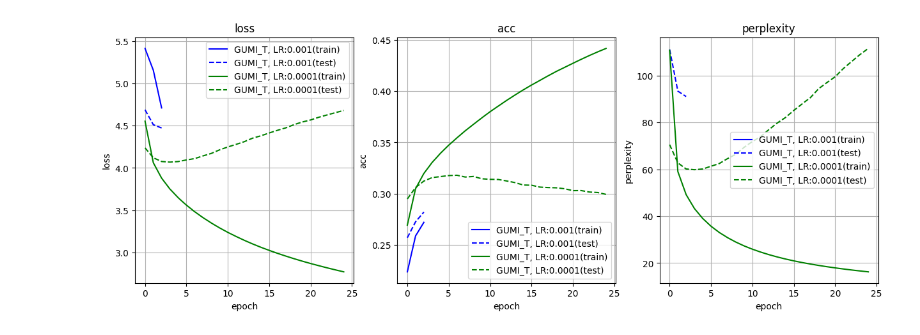
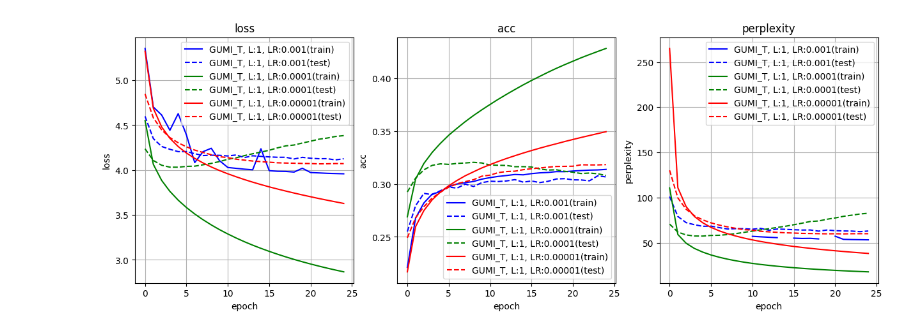
Before and after one commit to yryo1005/GUMI_T_Paper_programs, a Jupyter notebook: 000_evaluate.ipynb, the cells around one changed output. Cells and saved outputs as stored; diff of their text form; code cells hidden in the pictures.

```diff
--- a/000_evaluate.ipynb
+++ b/000_evaluate.ipynb
@@ -4,8 +4,9 @@ import matplotlib.pyplot as plt
 # %%
 # 項目名: 学習履歴
 history_dict = {
-    "GUMI_T, LR:0.001": "/home/user/workspace/GUMI_T_Paper/results/GUMI_T1/True_True_0.75_True_31_4_16_0.001_32_25_1024/train_history.json",
-    "GUMI_T, LR:0.0001": "/home/user/workspace/GUMI_T_Paper/results/GUMI_T1/True_True_0.75_True_31_4_16_0.0001_32_25_1024/train_history.json"
+    "GUMI_T, L:1, LR:0.001": "/home/user/workspace/GUMI_T_Paper/results/GUMI_T/True_True_0.75_True_31_4_16_1_8_0.001_32_25_1024/train_history.json",
+    "GUMI_T, L:1, LR:0.0001": "/home/user/workspace/GUMI_T_Paper/results/GUMI_T/True_True_0.75_True_31_4_16_1_8_0.0001_32_25_1024/train_history.json",
+    "GUMI_T, L:1, LR:0.00001": "/home/user/workspace/GUMI_T_Paper/results/GUMI_T/True_True_0.75_True_31_4_16_1_8_1e-05_32_25_1024/train_history.json"
 }
 
 def draw_result(history_dict, targets, is_test = True):
@@ -13,31 +14,31 @@ def draw_result(history_dict, targets, is_test = True):
         targets: 描画する項目名
         is_test: 検証データに対する損失，精度を描く場合True
     """
     colors = [
         'blue', 'green', 'red', 'cyan', 'magenta', 'yellow', 'black', 'white',
         'orange', 'purple', 'brown', 'pink', 'gray', 'olive', 'teal', 'navy'
     ]
 
     result_dict = dict()
     for K, V in history_dict.items():
         with open(V, "r") as f:
             result = json.load(f)
         result_dict[K] = result
 
     fig = plt.figure(figsize = (5 * len(targets), 5))
 
     for i, target in enumerate(targets):
         ax = fig.add_subplot(1, len(targets), i + 1)
         for C, (K, V) in zip(colors, result_dict.items()):
             ax.plot(V[f"train_{target}_history"], color = C, linestyle = "-", label = f"{K}(train)")
             if is_test:
                 ax.plot(V[f"test_{target}_history"], color = C, linestyle = "--", label = f"{K}(test)")
         ax.legend()
         ax.grid()
         ax.set_xlabel("epoch")
         ax.set_ylabel(target)
         ax.set_title(target)
 
 draw_result(history_dict, targets = ["loss", "acc", "perplexity"], is_test = True)
 # %% [output]
-[figure, old version]
+[figure, new version]
```
Also changed, not shown: parts of 1 cell of this notebook, 1 other file.
